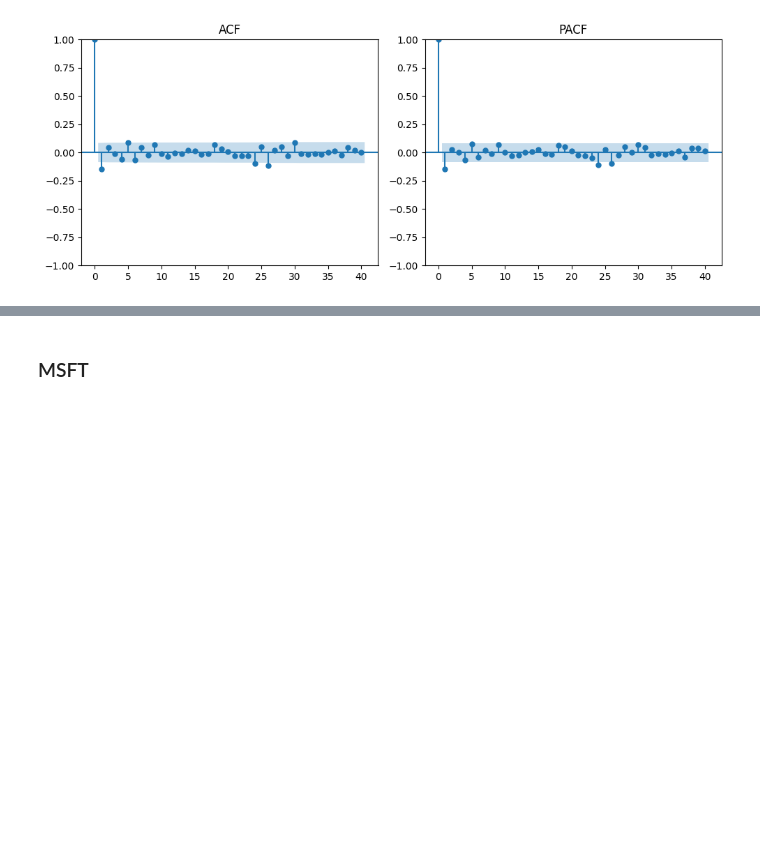
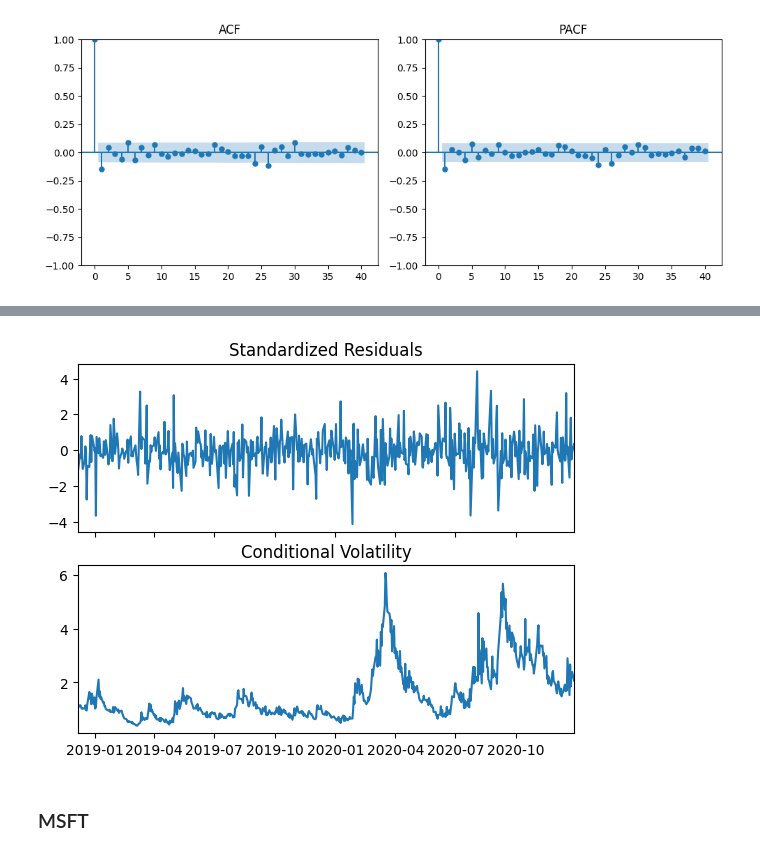
Before and after one commit to LanderAgirre/Reto_09_Azul_Oscuro, a Jupyter notebook: 4.Data_Science.ipynb, the cells around one changed output, grey strips where cells are left out. Cells and saved outputs as stored; diff of their text form; code cells hidden in the pictures; blank space fills up the shorter version.

```diff
--- a/4.Data_Science.ipynb
+++ b/4.Data_Science.ipynb
@@ -180,3 +180,9 @@ plt.tight_layout()
 plt.show()
 # %% [output]
 [figure]
+# %%
+# GARCH(2,2)
+from arch import arch_model
+garchm = arch_model(datos_cartera['resido_AAPLE2'].dropna(), p = 2, q = 2, o=1,
+                      mean = 'constant', vol = 'EGARCH')
+gm_result = garchm.fit(update_freq = 4)
@@ -183,3 +231,8 @@ plt.show()
+# %%
+gm_result.plot()
+plt.show()
+# %% [output]
+[figure, added]
 # %% [markdown]
 ### MSFT
 # %%
```
Also changed, not shown: parts of 22 cells of this notebook.
